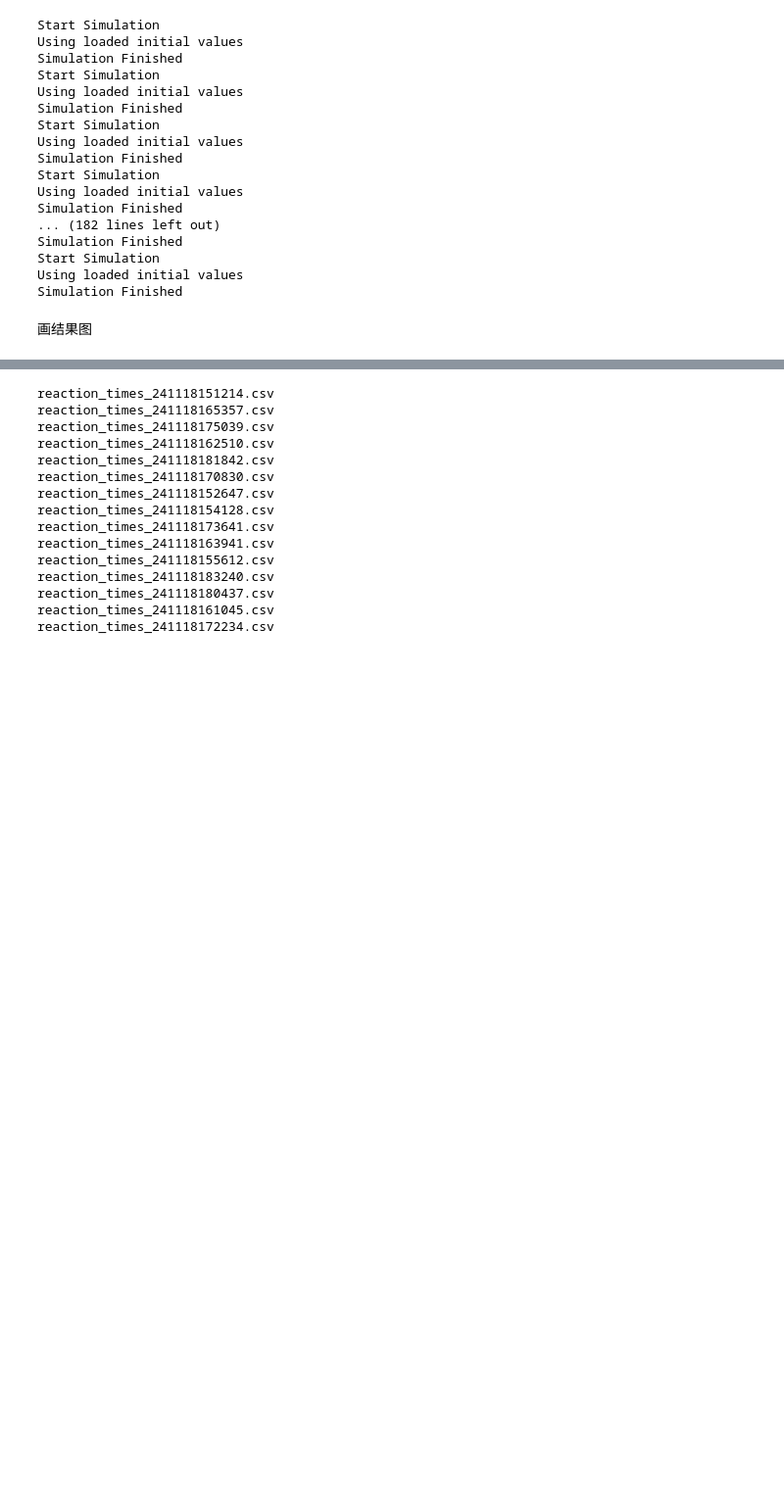
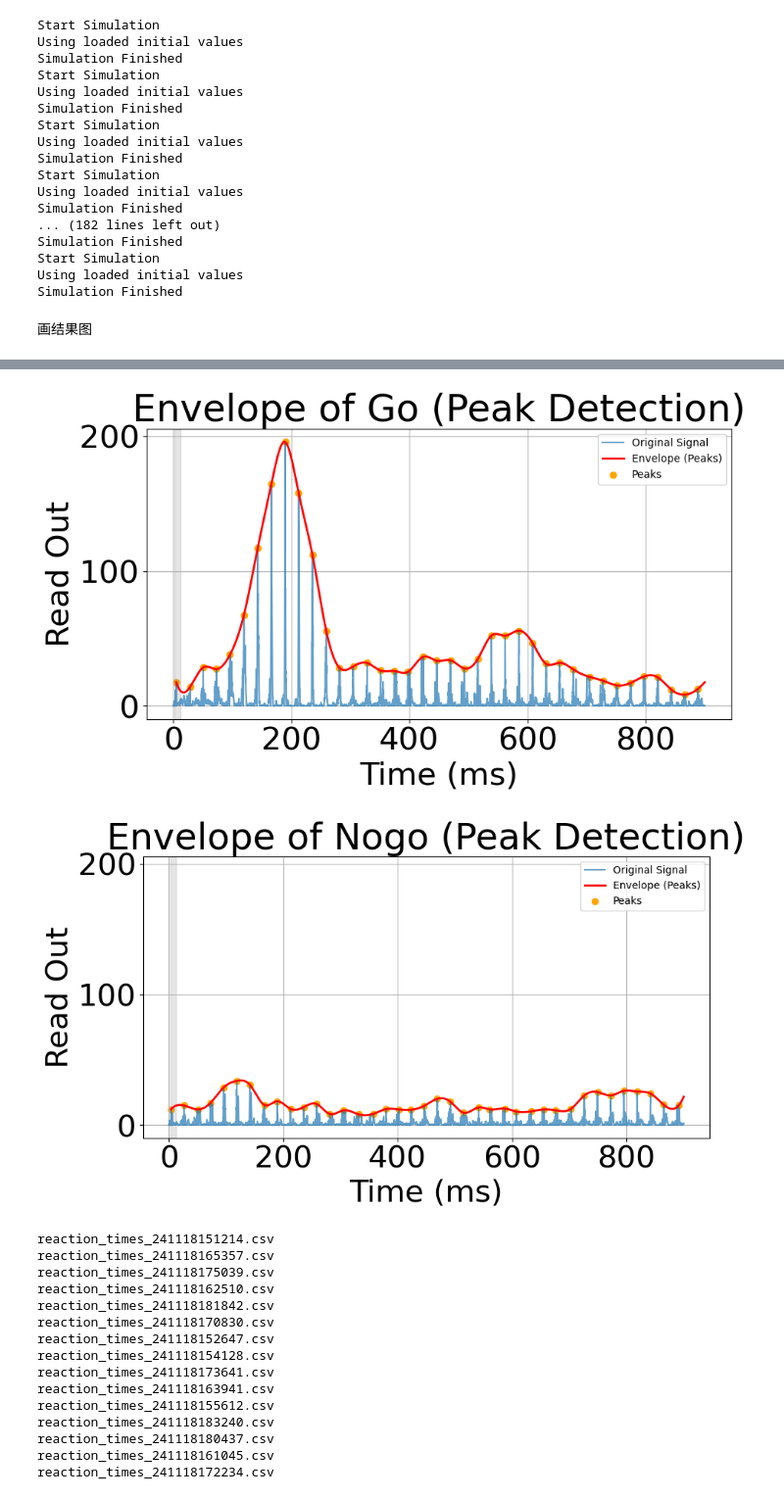
Before and after one commit to LiBinUtokyo/LowRank_ModifiedTheta_SNN, a Jupyter notebook: PYTHON/phase_sensitivity.ipynb, the cells around one changed output, grey strips where cells are left out. Shown at 98% size. Drawn from its saved outputs; the diff is of its cells as text; code cells hidden in the pictures; blank space fills up the shorter version.

```diff
--- a/PYTHON/phase_sensitivity.ipynb
+++ b/PYTHON/phase_sensitivity.ipynb
@@ -378,3 +481,83 @@ np.save(folder+'/phases_eff'+'.npy', phases_eff)
+# %%
+
+def peak_envelope(signal, time):
+    from scipy.signal import find_peaks
+    from scipy.interpolate import interp1d
+    # 1. 检测峰值
+    peaks, _ = find_peaks(signal, distance=15/dt)
+
+    # 2. 获取峰值点的时间和幅度
+    peak_times = time[peaks]
+    peak_values = signal[peaks]
+
+    # 3. 插值生成包络线
+    interpolation = interp1d(peak_times, peak_values, kind='cubic', fill_value="extrapolate")
+    envelope = interpolation(time)
+
+    return peaks, peak_times, peak_values, envelope
+
+i = 0
+go_signal = Out_go_rec[i].squeeze()
+nogo_signal = Out_nogo_rec[i].squeeze()
+Input_go = Input_go_rec[i]
+Input_nogo = Input_go_rec[i]
+
+# 绘制 Go 和 Nogo 信号的包络线
+time = np.array(range(len(Input_go[0])))*dt # 时间轴
+peak_indx_go, peak_times_go, peak_values_go, env_go = peak_envelope(go_signal**2, time)
+peak_indx_nogo, peak_times_nogo, peak_values_nogo, env_nogo = peak_envelope(nogo_signal**2,time)
+
+# def plot_peak_envelope(time, signal, peak_indx, envelope, peak_times, peak_values, label):
+#     plt.figure(figsize=(10, 5))
+#     plt.plot(time, signal, label='Original Signal', alpha=0.7)
+#     plt.plot(time[peak_indx[0]:], envelope[peak_indx[0]:], label='Envelope (Peaks)', color='red', linewidth=2)
+#     plt.scatter(peak_times, peak_values, color='orange', label='Peaks')  # 标出峰值点
+#     plt.xlabel('Time (ms)')
+#     plt.ylabel('Read Out')
+#     plt.title(f'Envelope of {label} (Peak Detection)')
+#     # plt.legend()
+#     plt.grid()
+#     plt.show()
+
+def plot_peak_envelope(ax, time, signal, peak_indx, envelope, peak_times, peak_values, label, input_data, ylim=None):
+    """
+    在指定的ax对象上绘制信号的包络图。
+
+    参数:
+        ax (matplotlib.axes.Axes): 用于绘图的轴对象。
+        time (array-like): 时间数组。
+        signal (array-like): 原始信号数据。
+        peak_indx (array-like): 峰值的索引范围。
+        envelope (array-like): 包络信号数据。
+        peak_times (array-like): 峰值时间点。
+        peak_values (array-like): 峰值值。
+        label (str): 图表标题中信号的标签。
+    """
+    ax.plot(time, signal, label='Original Signal', alpha=0.7)
+    ax.plot(time[peak_indx[0]:], envelope[peak_indx[0]:], label='Envelope (Peaks)', color='red', linewidth=2)
+    ax.scatter(peak_times, peak_values, color='orange', label='Peaks')  # 标出峰值点
+    ax.set_xlabel('Time (ms)')
+    ax.set_ylabel('Read Out')
+    ax.set_title(f'Envelope of {label} (Peak Detection)')
+    ax.grid()
+    if ylim:
+        ax.set_ylim(ylim)
+    else:
+        ax.set_ylim([np.min([0,np.min(envelope),ax.get_ylim()[0]]), np.max([0.0000001,np.max(envelope),ax.get_ylim()[1]])])
+    ax.fill_between(time, ax.get_ylim()[0], ax.get_ylim()[1], where=input_data[0].squeeze()!=0, color='gray', alpha=0.2)
+    ax.legend(loc = 1, prop={'size':10})
+
+# 绘制 Go 和 Nogo 信号的包络线
+fig, ax = plt.subplots(figsize=(10,5))
+plot_peak_envelope(ax,time, go_signal**2, peak_indx_go, env_go, peak_times_go, peak_values_go, 'Go', Input_go)
+# ax.legend(fontsize=15)
+ylim = ax.get_ylim()
+fig, ax = plt.subplots(figsize=(10,5))
+plot_peak_envelope(ax,time, nogo_signal**2, peak_indx_nogo, env_nogo, peak_times_nogo, peak_values_nogo, 'Nogo', Input_nogo, ylim=ylim)
+# ax.legend(fontsize=15)
+# %% [output]
+[figure, added]
+[figure, added]
 # %%
 # plot the reaction time for different phases using the csv file in ./data_phase_to_reaction_times
 import csv
```
Also changed, not shown: parts of 8 cells of this notebook, 2 other files.
